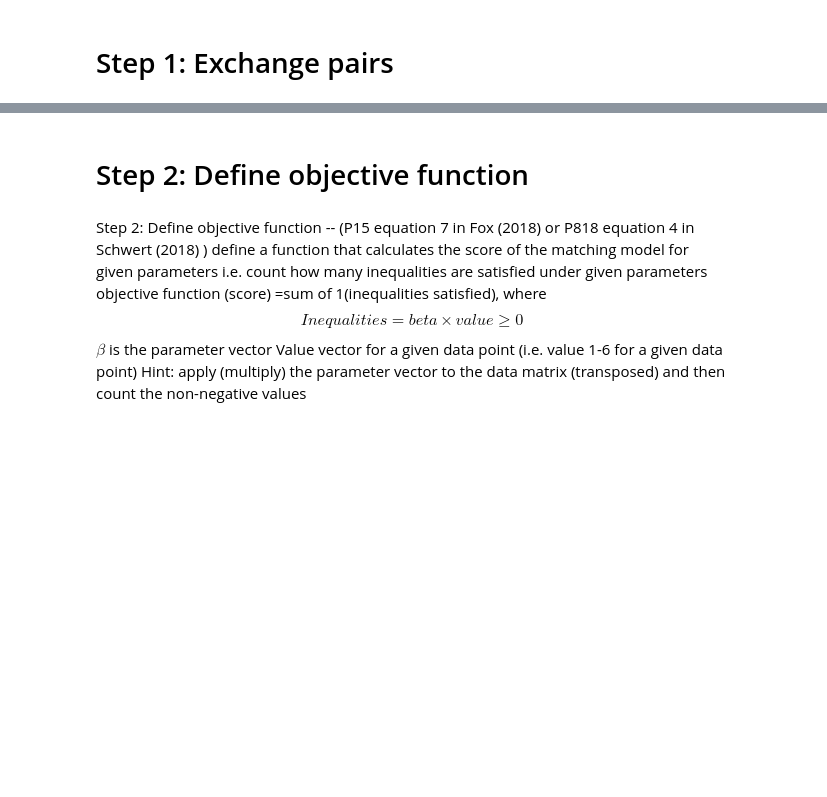
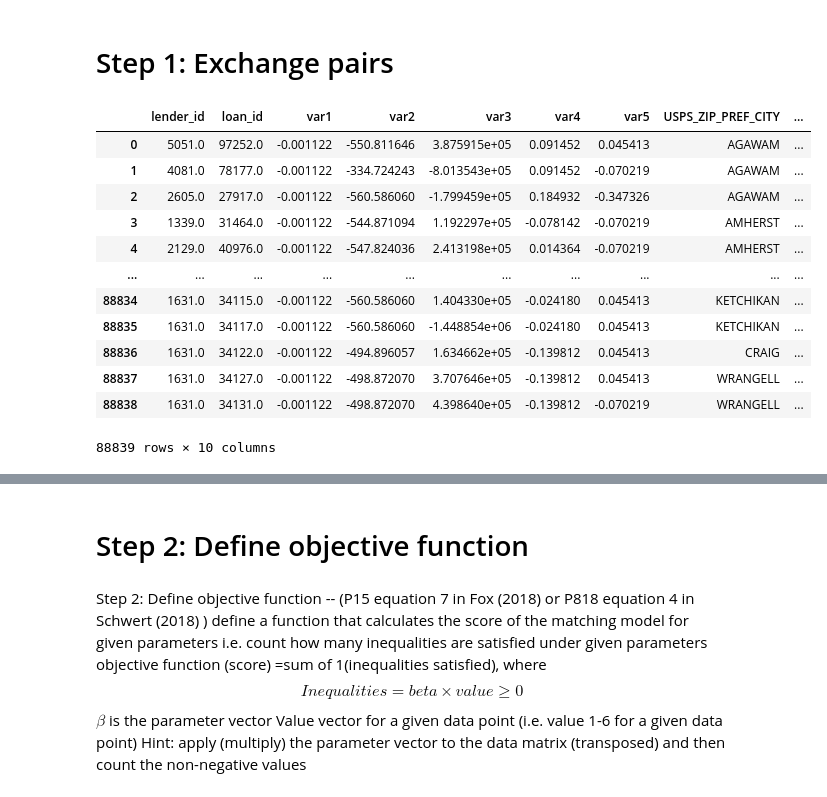
Before and after one commit to cxh1996108/DailyScripts, a Jupyter notebook: exchange_pairs.ipynb, the cells around one changed output, grey strips where cells are left out. Drawn from its saved outputs; the diff is of its cells as text; code cells hidden in the pictures; blank space fills up the shorter version.

```diff
--- a/exchange_pairs.ipynb
+++ b/exchange_pairs.ipynb
@@ -8,0 +10,19 @@ import time
+# %%
+df_matched = pd.read_stata('sample_matched_demean.dta')
+df_unmatched = pd.read_stata('sample_unmatched_demean.dta').iloc[:,: 7]
+# %%
+df_matched
+# %% [output]
+|  | lender_id | loan_id | var1 | var2 | var3 | var4 | var5 | USPS_ZIP_PREF_CITY | ... |
+| 0 | 5051.0 | 97252.0 | -0.001122 | -550.811646 | 3.875915e+05 | 0.091452 | 0.045413 | AGAWAM | ... |
+| 1 | 4081.0 | 78177.0 | -0.001122 | -334.724243 | -8.013543e+05 | 0.091452 | -0.070219 | AGAWAM | ... |
+| 2 | 2605.0 | 27917.0 | -0.001122 | -560.586060 | -1.799459e+05 | 0.184932 | -0.347326 | AGAWAM | ... |
+| 3 | 1339.0 | 31464.0 | -0.001122 | -544.871094 | 1.192297e+05 | -0.078142 | -0.070219 | AMHERST | ... |
+| 4 | 2129.0 | 40976.0 | -0.001122 | -547.824036 | 2.413198e+05 | 0.014364 | -0.070219 | AMHERST | ... |
+| ... | ... | ... | ... | ... | ... | ... | ... | ... | ... |
+| 88834 | 1631.0 | 34115.0 | -0.001122 | -560.586060 | 1.404330e+05 | -0.024180 | 0.045413 | KETCHIKAN | ... |
+| 88835 | 1631.0 | 34117.0 | -0.001122 | -560.586060 | -1.448854e+06 | -0.024180 | 0.045413 | KETCHIKAN | ... |
+| 88836 | 1631.0 | 34122.0 | -0.001122 | -494.896057 | 1.634662e+05 | -0.139812 | 0.045413 | CRAIG | ... |
+| 88837 | 1631.0 | 34127.0 | -0.001122 | -498.872070 | 3.707646e+05 | -0.139812 | 0.045413 | WRANGELL | ... |
+| 88838 | 1631.0 | 34131.0 | -0.001122 | -498.872070 | 4.398640e+05 | -0.139812 | -0.070219 | WRANGELL | ... |
+88839 rows × 10 columns
```
Also changed, not shown: parts of 22 cells of this notebook.
